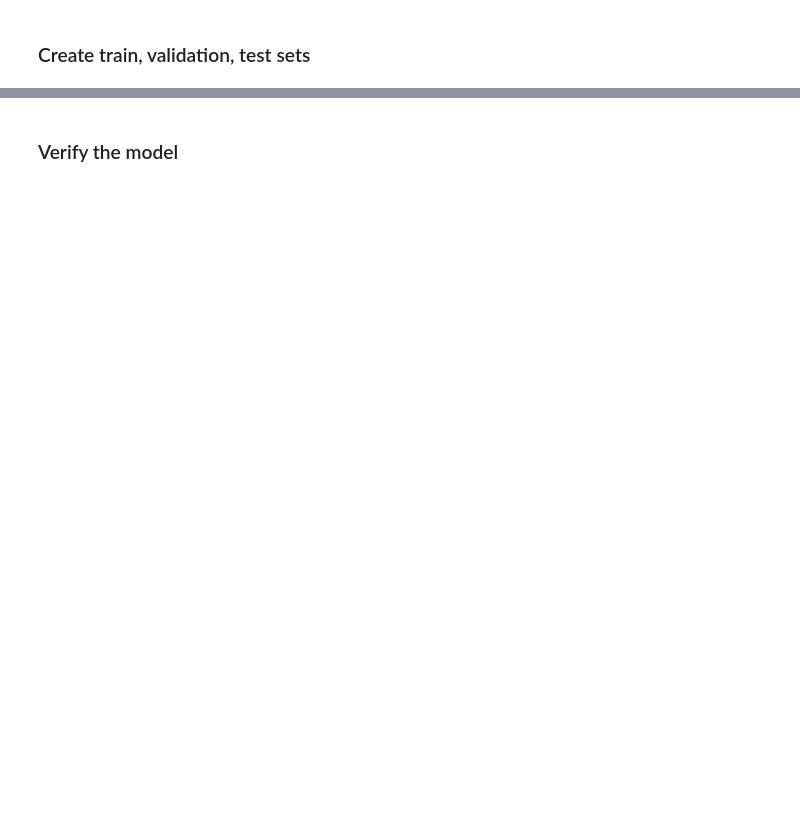
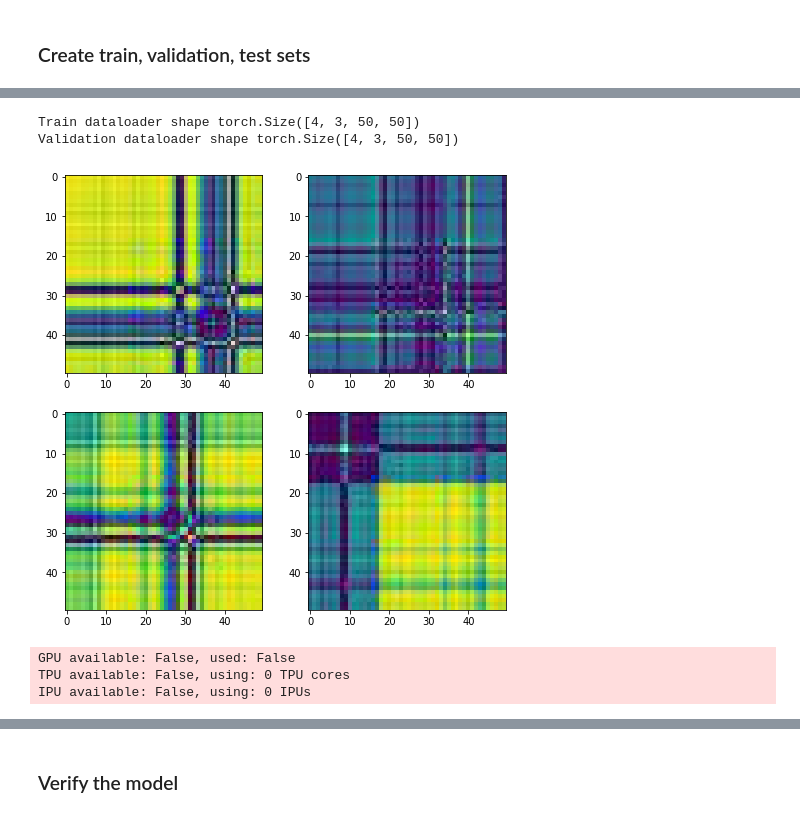
Before and after one commit to olihofmann/cas-aml, a Jupyter notebook: crypto-ransomware-detection/create-bi-cnn-model.ipynb, the cells around one changed output, grey strips where cells are left out. Cells and saved outputs as stored; diff of their text form; code cells hidden in the pictures; blank space fills up the shorter version.

```diff
--- a/crypto-ransomware-detection/create-bi-cnn-model.ipynb
+++ b/crypto-ransomware-detection/create-bi-cnn-model.ipynb
@@ -291,0 +211,19 @@ trainer.fit(baseline_model, train_dataloaders=train_loader, val_dataloaders=vali
+# %%
+def visualize_data_loader(train_loader, validation_loader):
+    rows = 2
+    columns = 2
+    fig = plt.figure(figsize=(8, 8))
+
+    train_iter = iter(train_loader)
+    valid_iter = iter(validation_loader)
+
+    for index in range(0, 4):
+        train_image, train_label = next(train_iter)
+        valid_image, valid_label = next(valid_iter)
+        ax = fig.add_subplot(rows, columns, index + 1)
+
+        x_train = train_image[0] * STD_NORMALIZE[:, None, None] + MEAN_NORMALIZE[:, None, None]
+        plt.imshow(x_train.numpy().transpose(1, 2, 0))
+
+        x_valid = valid_image[0] * STD_NORMALIZE[:, None, None] + MEAN_NORMALIZE[:, None, None]
+        plt.imshow(x_valid.numpy().transpose(1, 2, 0))
@@ -291,0 +255,6 @@ trainer.fit(baseline_model, train_dataloaders=train_loader, val_dataloaders=vali
+# %%
+benign_gaf_path = "features/images/benign/gaf/branch_instructions"
+ransomware_gaf_path = "features/images/ransomware/gaf/branch_instructions"
+
+print("Benign samples", len(glob.glob(os.path.join(benign_gaf_path, "*"))))
+print("Ransomware samples", len(glob.glob(os.path.join(ransomware_gaf_path, "*"))))
@@ -291,0 +264,9 @@ trainer.fit(baseline_model, train_dataloaders=train_loader, val_dataloaders=vali
+# %%
+train_gaf_image_paths, valid_gaf_image_paths, test_gaf_image_paths, gaf_idx_to_class, gaf_class_to_idx = create_path_datasets(benign_gaf_path, ransomware_gaf_path)
+
+train_gaf_dataset = RansomwareDetectionDataset(train_gaf_image_paths, gaf_class_to_idx, transform=train_transformations)
+validation_gaf_dataset = RansomwareDetectionDataset(valid_gaf_image_paths, gaf_class_to_idx, transform=validation_transformations)
+test_gaf_dataset = RansomwareDetectionDataset(test_gaf_image_paths, gaf_class_to_idx, transform=test_transformation)
+
+print(f"Tensor shape of the image: {train_gaf_dataset[1][0].shape}")
+print(f"Label of the image: {gaf_idx_to_class[train_gaf_dataset[1][1]]}")
@@ -291,0 +282,9 @@ trainer.fit(baseline_model, train_dataloaders=train_loader, val_dataloaders=vali
+# %%
+train_gaf_loader, validation_gaf_loader = create_dataloaders(train_gaf_dataset, validation_gaf_dataset)
+# %% [output]
+Train dataloader shape torch.Size([4, 3, 50, 50])
+Validation dataloader shape torch.Size([4, 3, 50, 50])
+# %%
+visualize_data_loader(train_gaf_loader, validation_gaf_loader)
+# %% [output]
+[figure, added]
@@ -291,0 +293,7 @@ trainer.fit(baseline_model, train_dataloaders=train_loader, val_dataloaders=vali
+# %%
+logger_gaf = pl_loggers.TensorBoardLogger("logs/", name="BI-GAF")
+trainer_gaf = pl.Trainer(max_epochs=20, log_every_n_steps=1, logger=logger_gaf)
+# %% [output]
+GPU available: False, used: False
+TPU available: False, using: 0 TPU cores
+IPU available: False, using: 0 IPUs
```
Also changed, not shown: parts of 56 cells of this notebook.
